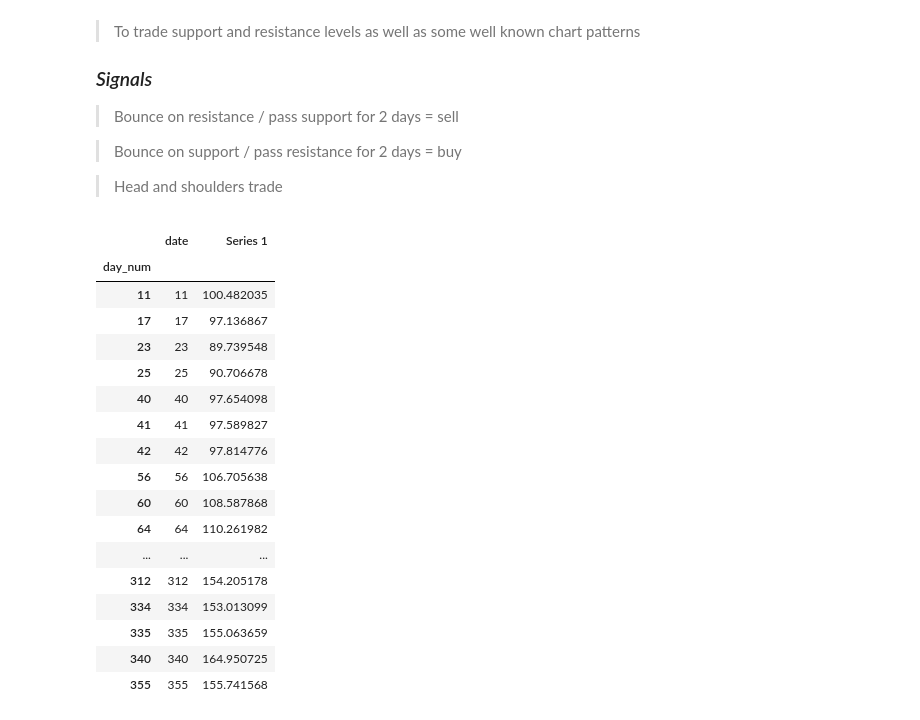
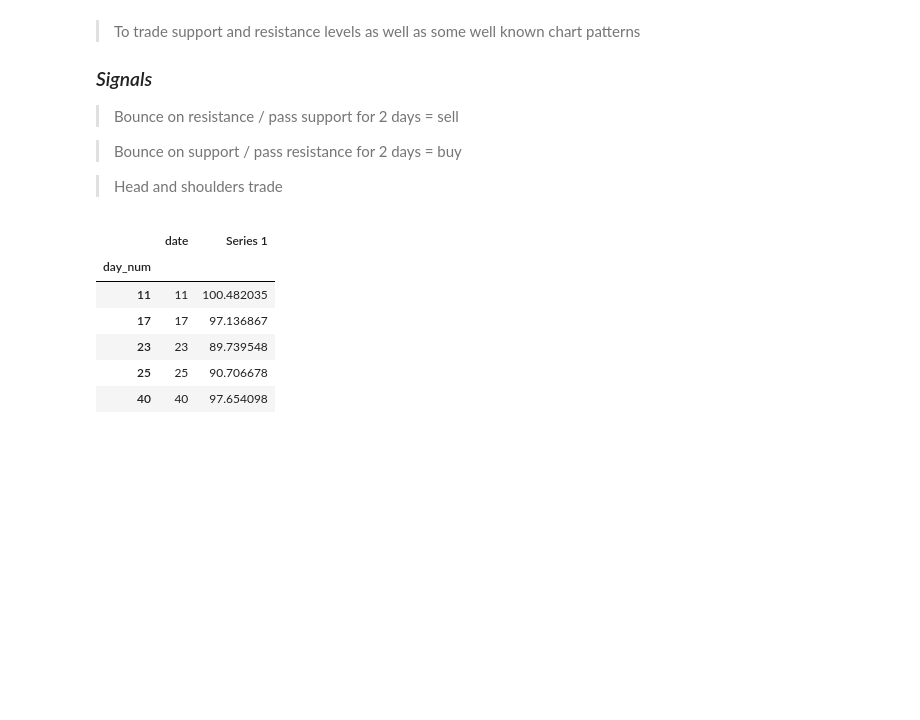
Before and after one commit to oscarwoodi/BHProj2Team1, a Jupyter notebook: Levels_.ipynb, the cells around one changed output. Drawn from its saved outputs; the diff is of its cells as text; code cells hidden in the pictures; blank space fills up the shorter version.

```diff
--- a/Levels_.ipynb
+++ b/Levels_.ipynb
@@ -24,7 +24,7 @@ from scipy.signal import argrelextrema
 # %%
 # data import
 df = pd.read_excel('Time Series Data.xlsx', index_col = 'Day')
-df = df.iloc[0:365]
+df = df.iloc[0:1000]
 # %%
 # Identifying turning points
 
@@ -39,47 +39,36 @@ def get_max_min(prices, smoothing, window_range):
         if (i>window_range) and (i<len(prices)-window_range):
             price_local_max_dt.append(prices.iloc[i-window_range:i+window_range].idxmax())
     price_local_min_dt = []
     for i in local_min:
         if (i>window_range) and (i<len(prices)-window_range):
             price_local_min_dt.append(prices.iloc[i-window_range:i+window_range].idxmin())
 
     maxima = pd.DataFrame(prices.loc[price_local_max_dt])
     minima = pd.DataFrame(prices.loc[price_local_min_dt])
 
     max_min = pd.concat([maxima, minima]).sort_index()
     max_min.index.name = 'date'
     max_min = max_min.reset_index()
     max_min = max_min[~max_min.date.duplicated()]
     p = prices.reset_index()
     max_min['day_num'] = p[p['Day'].isin(max_min.date)].index.values
     max_min = max_min.set_index('day_num')
 
-    return max_min
+    return max_min, maxima, minima
 
 smoothing = 3
 window = 10
 
-minmax = get_max_min(df['Series 1'], smoothing, window)
-minmax
+[minmax, maxima, minima] = get_max_min(df['Series 1'], smoothing, window)
+minmax.head()
 # %% [output]
 |  | date | Series 1 |
 | day_num |  |  |
 | 11 | 11 | 100.482035 |
 | 17 | 17 | 97.136867 |
 | 23 | 23 | 89.739548 |
 | 25 | 25 | 90.706678 |
 | 40 | 40 | 97.654098 |
-| 41 | 41 | 97.589827 |
-| 42 | 42 | 97.814776 |
-| 56 | 56 | 106.705638 |
-| 60 | 60 | 108.587868 |
-| 64 | 64 | 110.261982 |
-| ... | ... | ... |
-| 312 | 312 | 154.205178 |
-| 334 | 334 | 153.013099 |
-| 335 | 335 | 155.063659 |
-| 340 | 340 | 164.950725 |
-| 355 | 355 | 155.741568 |
 # %%
 # plotting turning points
 #Visualise the data
```
Also changed, not shown: parts of 10 cells of this notebook.
